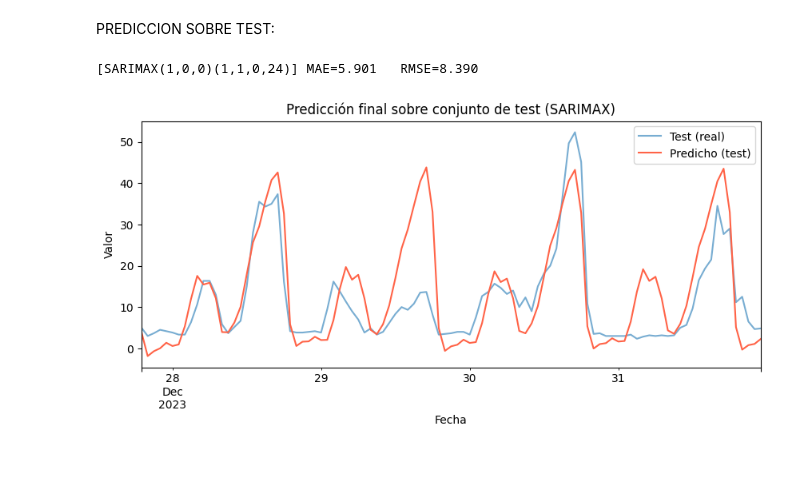
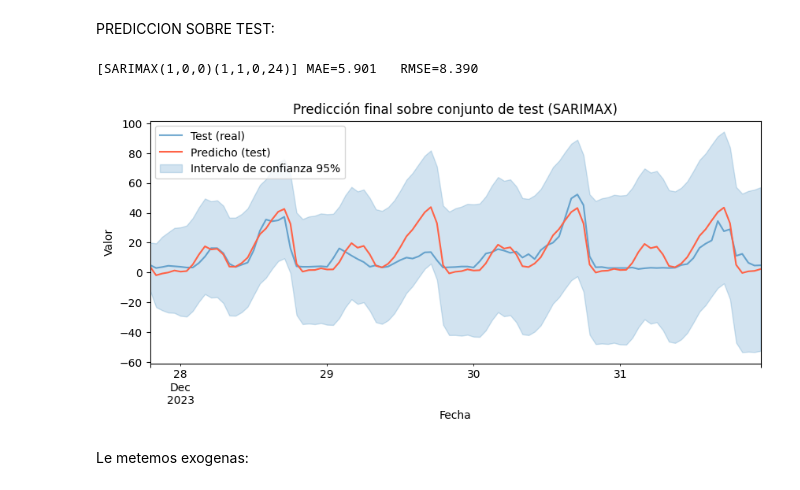
Before and after one commit to ignacioareal23-svg/AASeriesTemporalesFlujosDeDatos, a Jupyter notebook: ProyectoSeries/arima.ipynb, the cells around one changed output. Cells and saved outputs as stored; diff of their text form; code cells hidden in the pictures; blank space fills up the shorter version.

```diff
--- a/ProyectoSeries/arima.ipynb
+++ b/ProyectoSeries/arima.ipynb
@@ -492,3 +512,5 @@ cv = TimeSeriesFold(
 )
 # %%
 y_bt = pd.concat([y_train, y_valid]) #haremos backtesting solo con esto
+y_bt = y_bt.asfreq('h')  # o la frecuencia real de tus datos
+y_bt = y_bt.sort_index() # por si acaso
@@ -634,26 +672,44 @@ Fold: 8
 # %% [markdown]
 PREDICCION SOBRE TEST:
 # %%
+best_forecaster = ForecasterSarimax(
+    regressor=Sarimax(
+        order=(1, 0, 0),
+        seasonal_order=(1, 1, 0, 24),
+        maxiter=200
+    )
+)
 best_forecaster.fit(y=y_bt)
 
 # === Predecir sobre el conjunto de test ===
-pred_test = forecaster.predict(steps=len(y_test))
+pred_test = best_forecaster.predict(steps=len(y_test))
+predictions = best_forecaster.predict_interval(steps=len(y_test), alpha=0.05)
 
 # === Calcular métricas sobre el test ===
 from sklearn.metrics import mean_absolute_error, mean_squared_error
 from math import sqrt
 
 MAE_test = mean_absolute_error(y_test, pred_test)
 RMSE_test = sqrt(mean_squared_error(y_test, pred_test))
 
 print(f"\n[SARIMAX(1,0,0)(1,1,0,24)] MAE={MAE_test:.3f}   RMSE={RMSE_test:.3f}")
 
 plt.figure(figsize=(10,4))
 y_test.plot(label="Test (real)", alpha=0.6)
 pred_test.plot(label="Predicho (test)", color="tomato")
+plt.fill_between(
+    predictions.index,
+    predictions['lower_bound'],
+    predictions['upper_bound'],
+    color='tab:blue',
+    alpha=0.2,
+    label='Intervalo de confianza 95%'
+)
 plt.title("Predicción final sobre conjunto de test (SARIMAX)")
 plt.xlabel("Fecha"); plt.ylabel("Valor"); plt.legend()
 plt.show()
 # %% [output]
 [SARIMAX(1,0,0)(1,1,0,24)] MAE=5.901   RMSE=8.390
-[figure, old version]
+[figure, new version]
+# %% [markdown]
+Le metemos exogenas:
```
Also changed, not shown: parts of 34 cells of this notebook.
